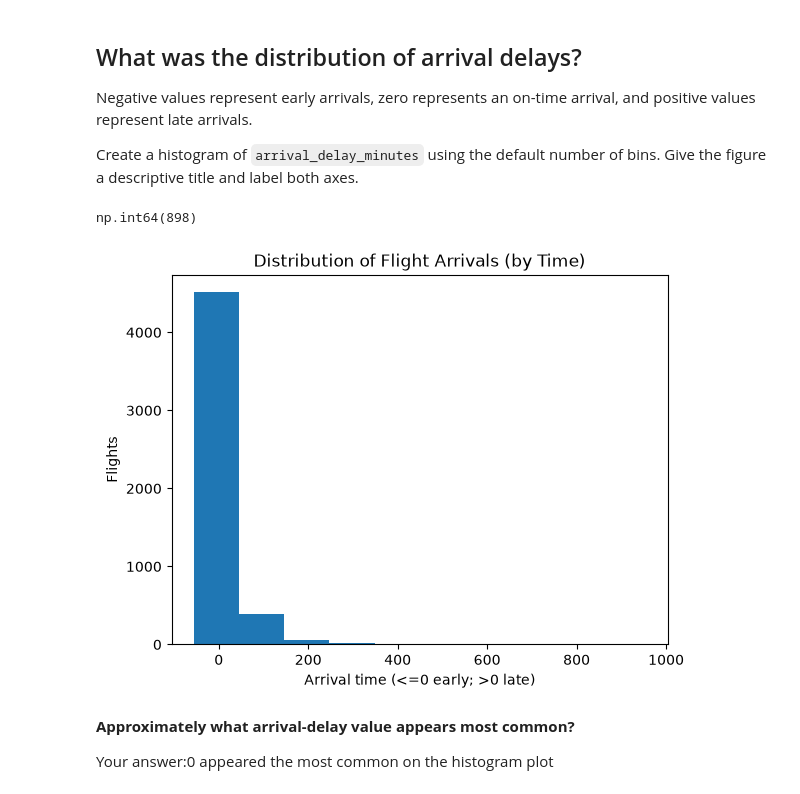
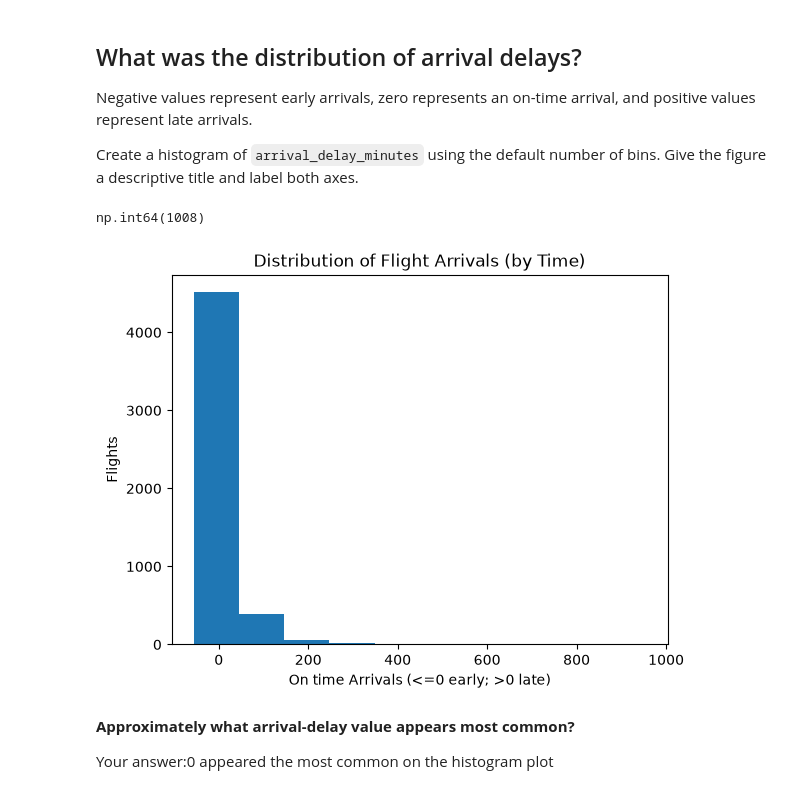
Before and after one commit to swolbroham/Data_Visualization_and_Modeling_Campus, a Jupyter notebook: week01/lab/Lab - Data Visualization and Visual Thinking.ipynb, the cells around one changed output. Drawn from its saved outputs; the diff is of its cells as text; code cells hidden in the pictures.

```diff
--- a/week01/lab/Lab - Data Visualization and Visual Thinking.ipynb
+++ b/week01/lab/Lab - Data Visualization and Visual Thinking.ipynb
@@ -167,18 +167,18 @@ Negative values represent early arrivals, zero represents an on-time arrival, an
 
 Create a histogram of `arrival_delay_minutes` using the default number of bins. Give the figure a descriptive title and label both axes.
 # %%
-flights["arrival_delay_minutes"].min()+flights["arrival_delay_minutes"].max()
+flights["arrival_delay_minutes"].max()-flights["arrival_delay_minutes"].min()
 # %% [output]
-np.int64(898)
+np.int64(1008)
 # %%
 # Write your code here.
 flights["arrival_delay_minutes"].plot(kind='hist')
 plt.title("Distribution of Flight Arrivals (by Time)")
-plt.xlabel("Arrival time (<=0 early; >0 late)")
+plt.xlabel("On time Arrivals (<=0 early; >0 late)")
 plt.ylabel("Flights")
 plt.show()
 # %% [output]
-[figure, old version]
+[figure, new version]
 # %% [markdown]
 **Approximately what arrival-delay value appears most common?**
 
```
Also changed, not shown: parts of 6 cells of this notebook.
